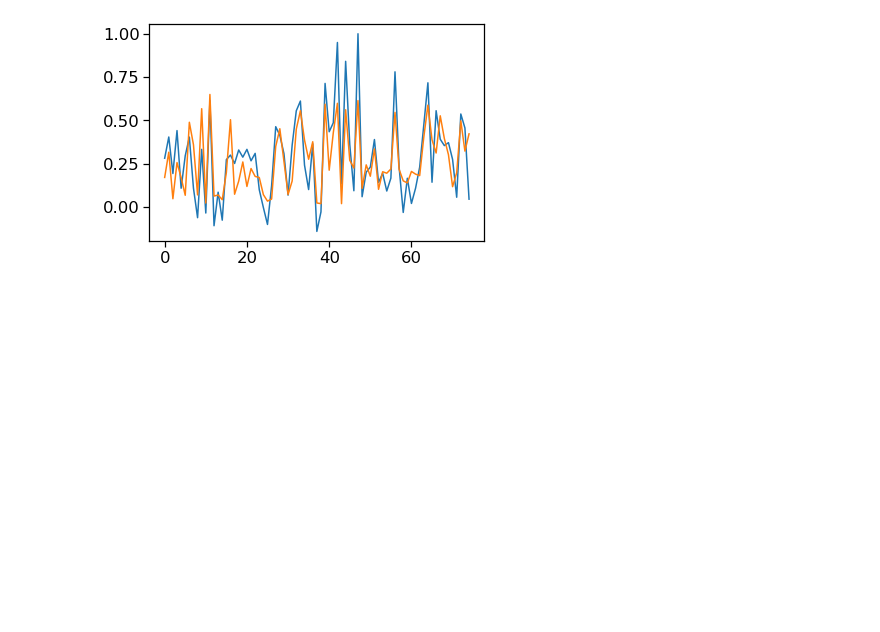
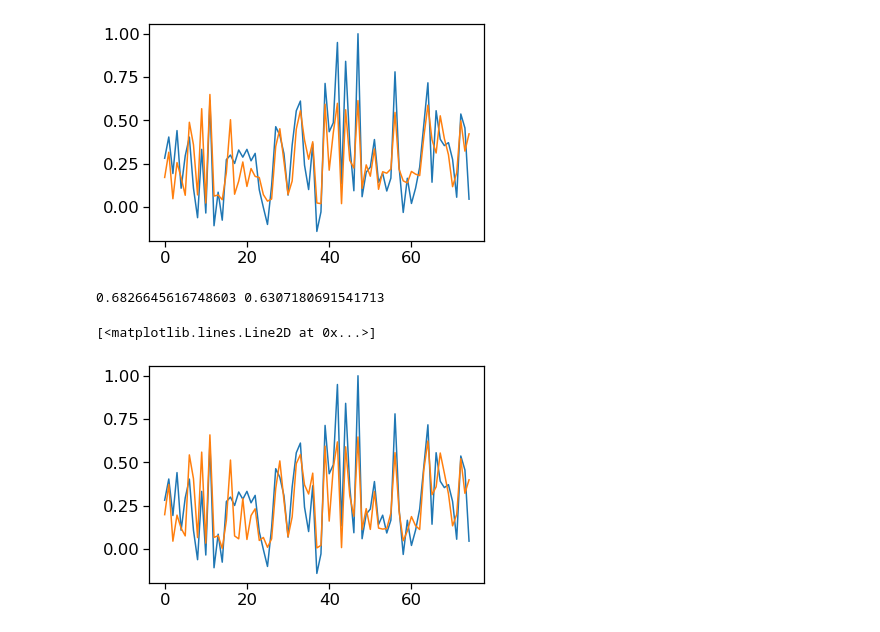
Before and after one commit to fonstelien/FYS-STK4155, a Jupyter notebook: project2/source/testruns.ipynb, the cells around one changed output. Cells and saved outputs as stored; diff of their text form; code cells hidden in the pictures; blank space fills up the shorter version.

Commit message:
relu + leaky-relu

```diff
--- a/project2/source/testruns.ipynb
+++ b/project2/source/testruns.ipynb
@@ -259,3 +259,33 @@ plt.plot(list(range(y_test.shape[0])), out)
 0.6906808871369796 0.6209503064303756
 [<matplotlib.lines.Line2D at 0x...>]
 [figure]
+# %%
+n = 250
+x, y = randmesh(sn=n, random_state=1)
+z,_,_ = franke_sampler(x, y, var_eps=.03)
+X = make_design_matrix(x, y, pn=5)
+
+z = z/z.max()
+X_train, X_test, y_train, y_test = skl.model_selection.train_test_split(X, z, train_size=.7)
+X_train, X_test = scale(X_train, X_test)
+# %%
+n, p = X_train.shape
+ffnn = FFNN(p)
+ffnn.add_layer(p, activation_function='relu')
+ffnn.add_layer(1, activation_function='sigmoid')
+
+ffnn.train(X_train, y_train, epochs=1000, batches=50, learning_schedule='invscaling', eta0=15, lmd=.005)
+out = ffnn.test(X_train)
+r2_train = r2(y_train, out)
+
+out = ffnn.test(X_test)
+r2_test = r2(y_test, out)
+
+print(r2_train, r2_test)
+
+plt.plot(list(range(y_test.shape[0])), y_test)
+plt.plot(list(range(y_test.shape[0])), out)
+# %% [output]
+0.6826645616748603 0.6307180691541713
+[<matplotlib.lines.Line2D at 0x...>]
+[figure, added]
```
Also changed, not shown: 2 other files.
